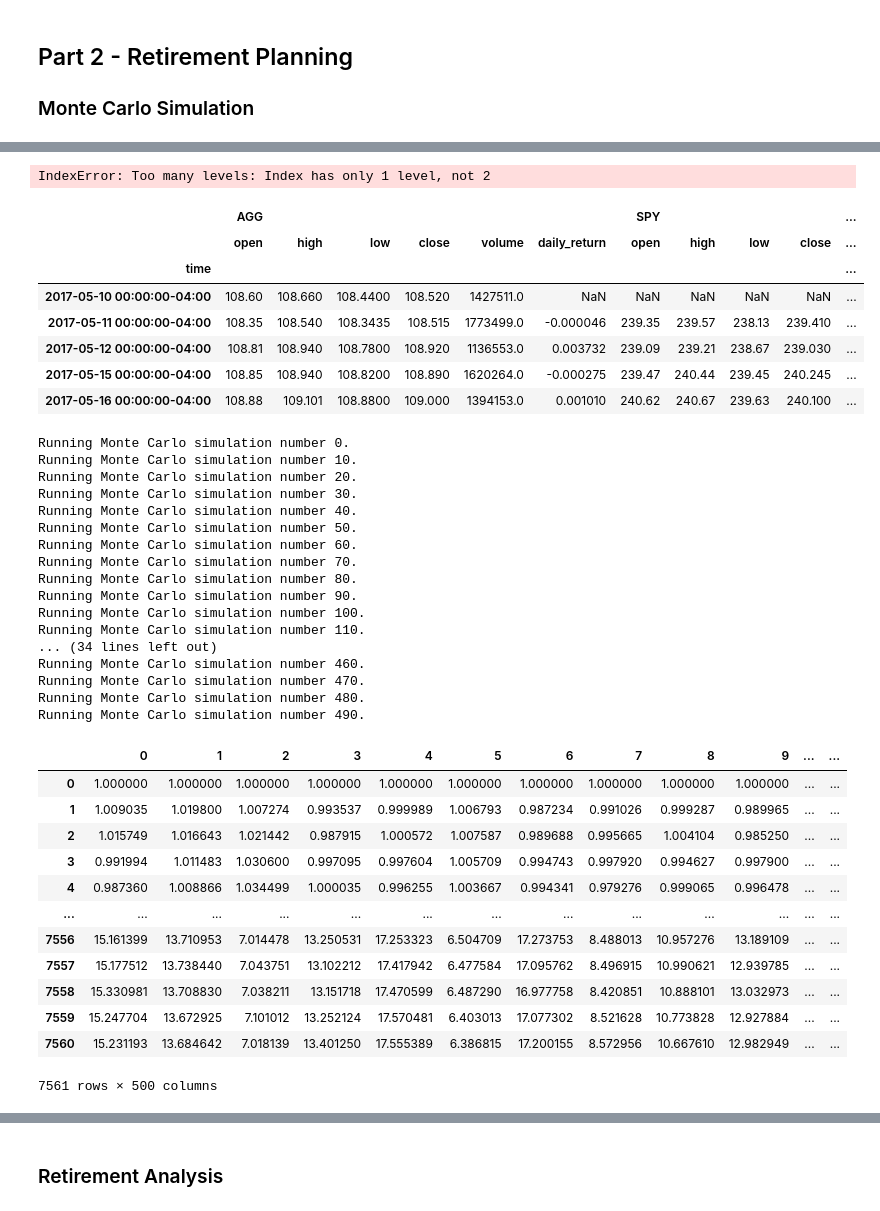
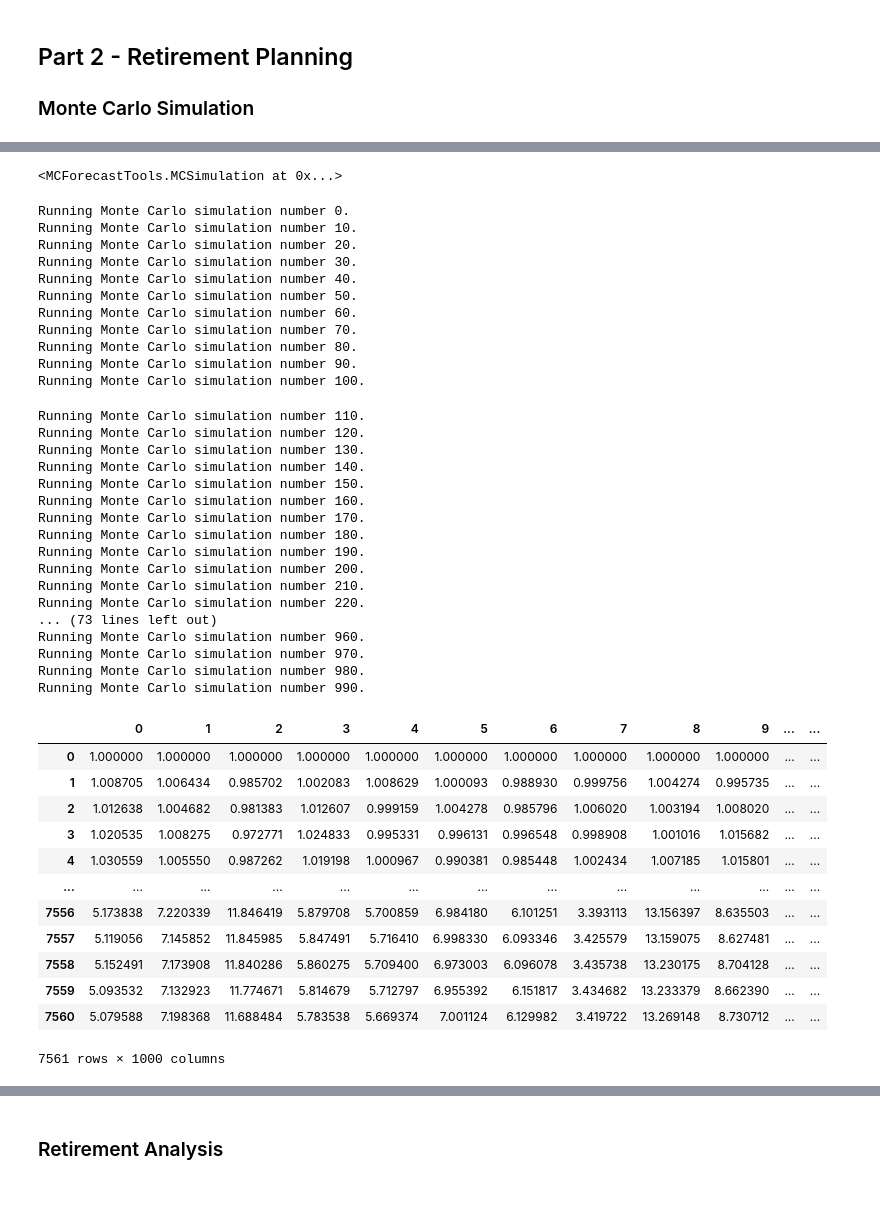
Before and after one commit to kxh3/api-homework05, a Jupyter notebook: 05-APIs/Instructions/Starter_Code/financial-planner.ipynb, the cells around one changed output, grey strips where cells are left out. Saved outputs shown, nothing was run; the diff lists cells and outputs as text; code cells hidden in the pictures.

Commit message:
fixed the index error for the MC simulation

```diff
--- a/05-APIs/Instructions/Starter_Code/financial-planner.ipynb
+++ b/05-APIs/Instructions/Starter_Code/financial-planner.ipynb
@@ -212,5 +211,20 @@ spy_closes.head()
+# %%
+tradeapi = REST()
+# %%
+def get_company(ticker, start, end, tradeapi):
+    return tradeapi.get_bars(
+        ticker,
+        TimeFrame.Day,
+        start,
+        end
+    ).df
+# %%
+my_df = {
+    "AGG":get_company("AGG", "2017-03-17", "2022-03-18", api),
+    "SPY":get_company("SPY", "2017-03-17", "2022-03-18", api)
+}
 # %%
 #Concat the two data sets
-combined_stocks = pd.concat([agg_closes, spy_closes], axis='columns', join='inner')
+combined_stocks = pd.concat(my_df.values(), keys= my_df.keys(), axis='columns' )
 combined_stocks
 # %% [output]
@@ -235,54 +250,56 @@ weights=[.50, .50],
 num_simulation= 1000,
 num_trading_days= 252*30
 )
-# %% [output]
-IndexError: Too many levels: Index has only 1 level, not 2
 # %%
 # Printing the simulation input data
-# YOUR CODE HERE!
+thirty_years
 # %% [output]
-|  | AGG |  |  |  |  |  | SPY |  |  |  | ... |
-|  | open | high | low | close | volume | daily_return | open | high | low | close | ... |
-| time |  |  |  |  |  |  |  |  |  |  | ... |
-| 2017-05-10 00:00:00-04:00 | 108.60 | 108.660 | 108.4400 | 108.520 | 1427511.0 | NaN | NaN | NaN | NaN | NaN | ... |
-| 2017-05-11 00:00:00-04:00 | 108.35 | 108.540 | 108.3435 | 108.515 | 1773499.0 | -0.000046 | 239.35 | 239.57 | 238.13 | 239.410 | ... |
-| 2017-05-12 00:00:00-04:00 | 108.81 | 108.940 | 108.7800 | 108.920 | 1136553.0 | 0.003732 | 239.09 | 239.21 | 238.67 | 239.030 | ... |
-| 2017-05-15 00:00:00-04:00 | 108.85 | 108.940 | 108.8200 | 108.890 | 1620264.0 | -0.000275 | 239.47 | 240.44 | 239.45 | 240.245 | ... |
-| 2017-05-16 00:00:00-04:00 | 108.88 | 109.101 | 108.8800 | 109.000 | 1394153.0 | 0.001010 | 240.62 | 240.67 | 239.63 | 240.100 | ... |
+<MCForecastTools.MCSimulation at 0x...>
 # %%
 # Running a Monte Carlo simulation to forecast 30 years cumulative returns
-thirty_years.calc_cumuluative_return()
+thirty_years.calc_cumulative_return()
 # %% [output]
 Running Monte Carlo simulation number 0.
 Running Monte Carlo simulation number 10.
 Running Monte Carlo simulation number 20.
 Running Monte Carlo simulation number 30.
 Running Monte Carlo simulation number 40.
 Running Monte Carlo simulation number 50.
 Running Monte Carlo simulation number 60.
 Running Monte Carlo simulation number 70.
 Running Monte Carlo simulation number 80.
 Running Monte Carlo simulation number 90.
 Running Monte Carlo simulation number 100.
-Running Monte Carlo simulation number 110.
-... (34 lines left out)
-Running Monte Carlo simulation number 460.
-Running Monte Carlo simulation number 470.
-Running Monte Carlo simulation number 480.
-Running Monte Carlo simulation number 490.
+Running Monte Carlo simulation number 110.
+Running Monte Carlo simulation number 120.
+Running Monte Carlo simulation number 130.
+Running Monte Carlo simulation number 140.
+Running Monte Carlo simulation number 150.
+Running Monte Carlo simulation number 160.
+Running Monte Carlo simulation number 170.
+Running Monte Carlo simulation number 180.
+Running Monte Carlo simulation number 190.
+Running Monte Carlo simulation number 200.
+Running Monte Carlo simulation number 210.
+Running Monte Carlo simulation number 220.
+... (73 lines left out)
+Running Monte Carlo simulation number 960.
+Running Monte Carlo simulation number 970.
+Running Monte Carlo simulation number 980.
+Running Monte Carlo simulation number 990.
 |  | 0 | 1 | 2 | 3 | 4 | 5 | 6 | 7 | 8 | 9 | ... | ... |
 | 0 | 1.000000 | 1.000000 | 1.000000 | 1.000000 | 1.000000 | 1.000000 | 1.000000 | 1.000000 | 1.000000 | 1.000000 | ... | ... |
-| 1 | 1.009035 | 1.019800 | 1.007274 | 0.993537 | 0.999989 | 1.006793 | 0.987234 | 0.991026 | 0.999287 | 0.989965 | ... | ... |
-| 2 | 1.015749 | 1.016643 | 1.021442 | 0.987915 | 1.000572 | 1.007587 | 0.989688 | 0.995665 | 1.004104 | 0.985250 | ... | ... |
-| 3 | 0.991994 | 1.011483 | 1.030600 | 0.997095 | 0.997604 | 1.005709 | 0.994743 | 0.997920 | 0.994627 | 0.997900 | ... | ... |
-| 4 | 0.987360 | 1.008866 | 1.034499 | 1.000035 | 0.996255 | 1.003667 | 0.994341 | 0.979276 | 0.999065 | 0.996478 | ... | ... |
+| 1 | 1.008705 | 1.006434 | 0.985702 | 1.002083 | 1.008629 | 1.000093 | 0.988930 | 0.999756 | 1.004274 | 0.995735 | ... | ... |
+| 2 | 1.012638 | 1.004682 | 0.981383 | 1.012607 | 0.999159 | 1.004278 | 0.985796 | 1.006020 | 1.003194 | 1.008020 | ... | ... |
+| 3 | 1.020535 | 1.008275 | 0.972771 | 1.024833 | 0.995331 | 0.996131 | 0.996548 | 0.998908 | 1.001016 | 1.015682 | ... | ... |
+| 4 | 1.030559 | 1.005550 | 0.987262 | 1.019198 | 1.000967 | 0.990381 | 0.985448 | 1.002434 | 1.007185 | 1.015801 | ... | ... |
 | ... | ... | ... | ... | ... | ... | ... | ... | ... | ... | ... | ... | ... |
-| 7556 | 15.161399 | 13.710953 | 7.014478 | 13.250531 | 17.253323 | 6.504709 | 17.273753 | 8.488013 | 10.957276 | 13.189109 | ... | ... |
-| 7557 | 15.177512 | 13.738440 | 7.043751 | 13.102212 | 17.417942 | 6.477584 | 17.095762 | 8.496915 | 10.990621 | 12.939785 | ... | ... |
-| 7558 | 15.330981 | 13.708830 | 7.038211 | 13.151718 | 17.470599 | 6.487290 | 16.977758 | 8.420851 | 10.888101 | 13.032973 | ... | ... |
-| 7559 | 15.247704 | 13.672925 | 7.101012 | 13.252124 | 17.570481 | 6.403013 | 17.077302 | 8.521628 | 10.773828 | 12.927884 | ... | ... |
-| 7560 | 15.231193 | 13.684642 | 7.018139 | 13.401250 | 17.555389 | 6.386815 | 17.200155 | 8.572956 | 10.667610 | 12.982949 | ... | ... |
+| 7556 | 5.173838 | 7.220339 | 11.846419 | 5.879708 | 5.700859 | 6.984180 | 6.101251 | 3.393113 | 13.156397 | 8.635503 | ... | ... |
+| 7557 | 5.119056 | 7.145852 | 11.845985 | 5.847491 | 5.716410 | 6.998330 | 6.093346 | 3.425579 | 13.159075 | 8.627481 | ... | ... |
+| 7558 | 5.152491 | 7.173908 | 11.840286 | 5.860275 | 5.709400 | 6.973003 | 6.096078 | 3.435738 | 13.230175 | 8.704128 | ... | ... |
+| 7559 | 5.093532 | 7.132923 | 11.774671 | 5.814679 | 5.712797 | 6.955392 | 6.151817 | 3.434682 | 13.233379 | 8.662390 | ... | ... |
+| 7560 | 5.079588 | 7.198368 | 11.688484 | 5.783538 | 5.669374 | 7.001124 | 6.129982 | 3.419722 | 13.269148 | 8.730712 | ... | ... |
-7561 rows × 500 columns
+7561 rows × 1000 columns
 # %%
 # Plot simulation outcomes
 line_plot = thirty_years.plot_simulation()
```
Also changed, not shown: parts of 28 cells of this notebook.
